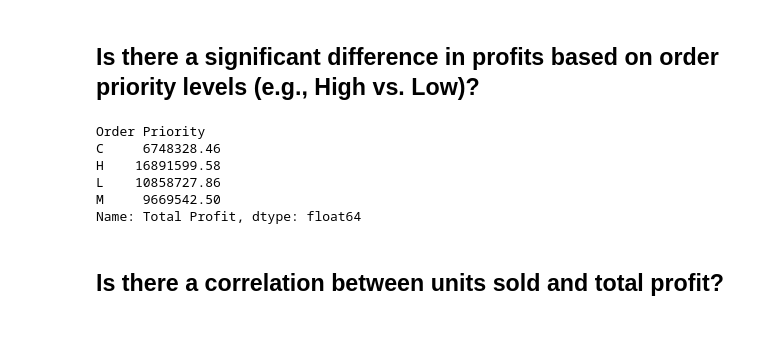
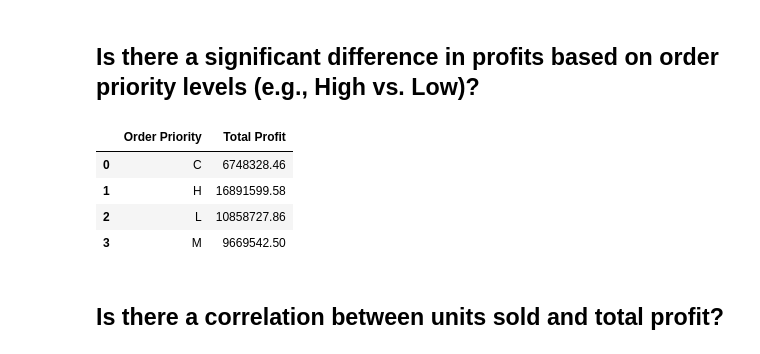
Before and after one commit to gdprasad1201/Amazon-Sales-Data-Analytics-Mini-Project, a Jupyter notebook: sales.ipynb, the cells around one changed output. Saved outputs shown, nothing was run; the diff lists cells and outputs as text; code cells hidden in the pictures.

```diff
--- a/sales.ipynb
+++ b/sales.ipynb
@@ -318,15 +316,14 @@ plt.show()
 ## Is there a significant difference in profits based on order priority levels (e.g., High vs. Low)?
 # %%
 # Is there a significant difference in profits based on order priority levels (e.g., High vs. Low)?
-Order_Priority_Profit = data.groupby(['Order Priority'])['Total Profit'].sum()
+Order_Priority_Profit = data.groupby(['Order Priority'])['Total Profit'].sum().reset_index(name = 'Total Profit')
 Order_Priority_Profit
 # %% [output]
-Order Priority
-C     6748328.46
-H    16891599.58
-L    10858727.86
-M     9669542.50
-Name: Total Profit, dtype: float64
+|  | Order Priority | Total Profit |
+| 0 | C | 6748328.46 |
+| 1 | H | 16891599.58 |
+| 2 | L | 10858727.86 |
+| 3 | M | 9669542.50 |
 # %% [markdown]
 ## Is there a correlation between units sold and total profit?
 # %%
```
Also changed, not shown: parts of 3 cells of this notebook.
